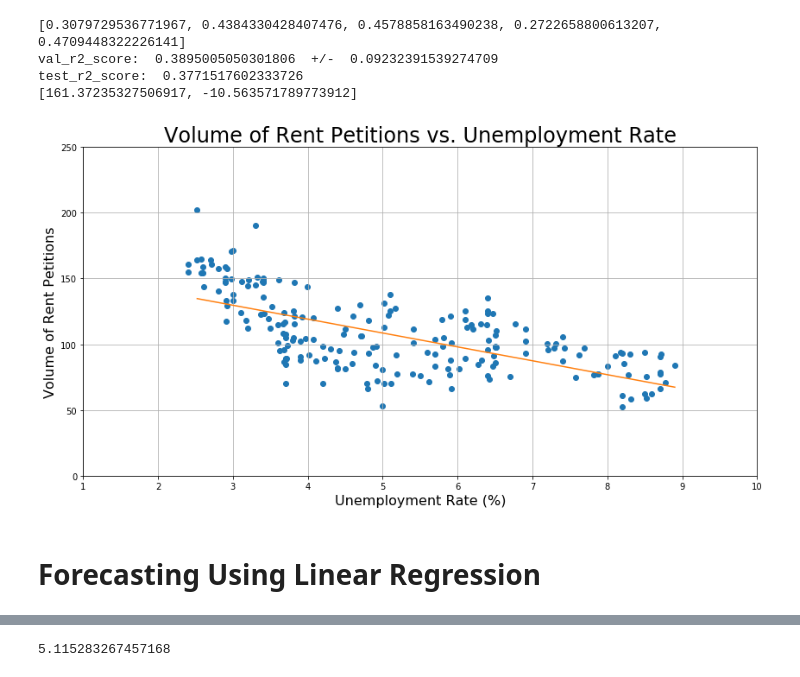
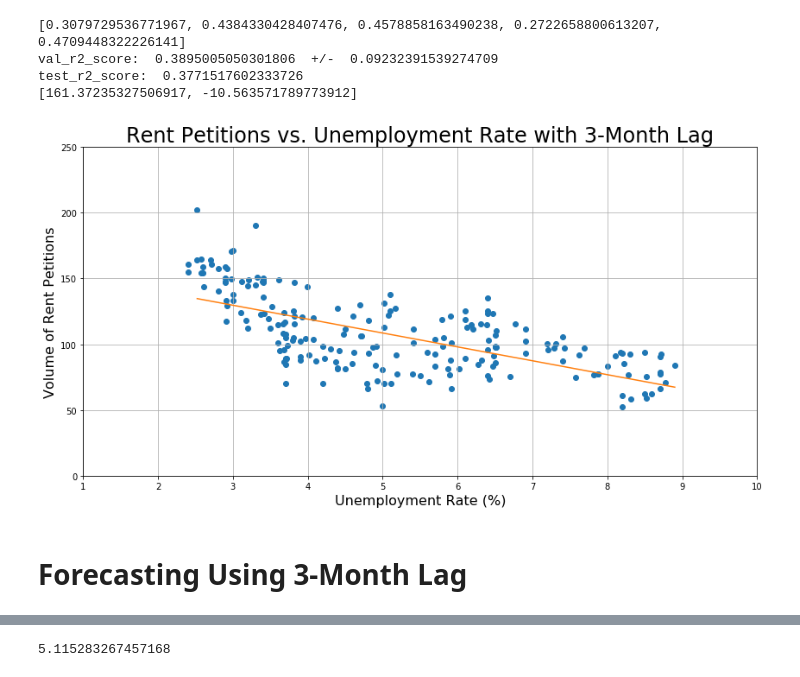
Before and after one commit to harrisonized/Predicting_Rent_Petitions_in_SF, a Jupyter notebook: lr-with-unemployment.ipynb, the cells around one changed output, grey strips where cells are left out. Saved outputs shown, nothing was run; the diff lists cells and outputs as text; code cells hidden in the pictures.

Commit message:
regenerated lr figures

```diff
--- a/lr-with-unemployment.ipynb
+++ b/lr-with-unemployment.ipynb
@@ -303,20 +272,18 @@ test_r2_score:  0.3771517602333726
 # %%
 fig, ax = plt.subplots(figsize=(14, 7))
 lim_list = [min(features_test_chosen_df.Unemployment), max(features_train_chosen_df.Unemployment)]
-
 ax = plt.scatter(features_test_chosen_df, target_test_ser, color = '#1f77b4', label = None)
 ax = plt.scatter(features_train_chosen_df, target_train_ser, color = '#1f77b4', label = None)
 ax = plt.plot(lim_list, ols_results.predict(sm.add_constant(lim_list)), color = '#ff7f0e', label = "Fit")
-
 plt.xlim(1, 10)
 plt.ylim(0, 250)
-plt.title('Volume of Rent Petitions vs. Unemployment Rate', fontsize = 24)
+plt.grid(True)
 plt.xlabel('Unemployment Rate (%)', fontsize = 16)
 plt.ylabel('Volume of Rent Petitions', fontsize = 16)
-plt.grid(True)
-plt.savefig("Figures/Linear Regression.png", transparent=True, bbox_inches="tight")
+plt.title('Rent Petitions vs. Unemployment Rate with 3-Month Lag', fontsize = 24)
+#plt.savefig("figures/lr/lr-3-months.png", transparent=True, bbox_inches="tight")
 plt.show()
 # %% [output]
-[figure, old version]
+[figure, new version]
 # %% [markdown]
-# Forecasting Using Linear Regression
+# Forecasting Using 3-Month Lag
```
Also changed, not shown: parts of 34 cells of this notebook, 12 other files.
